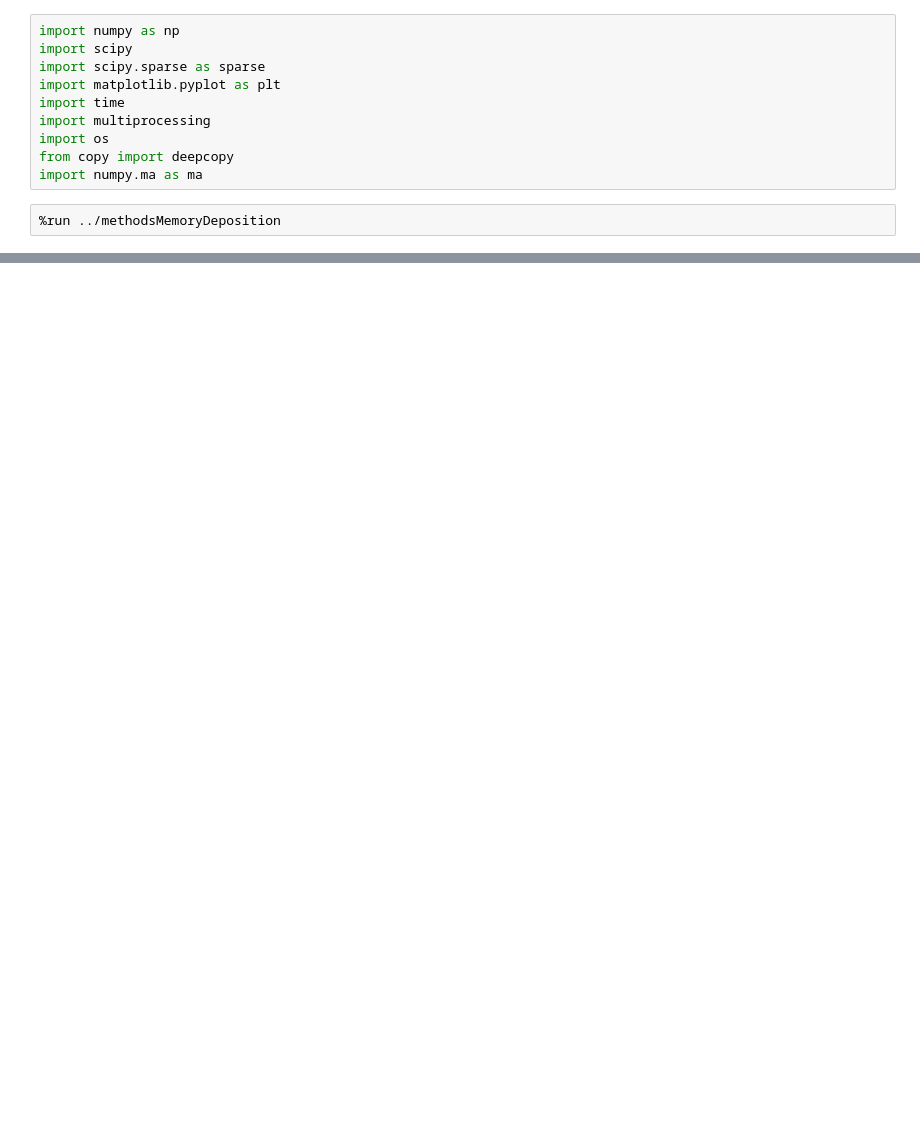
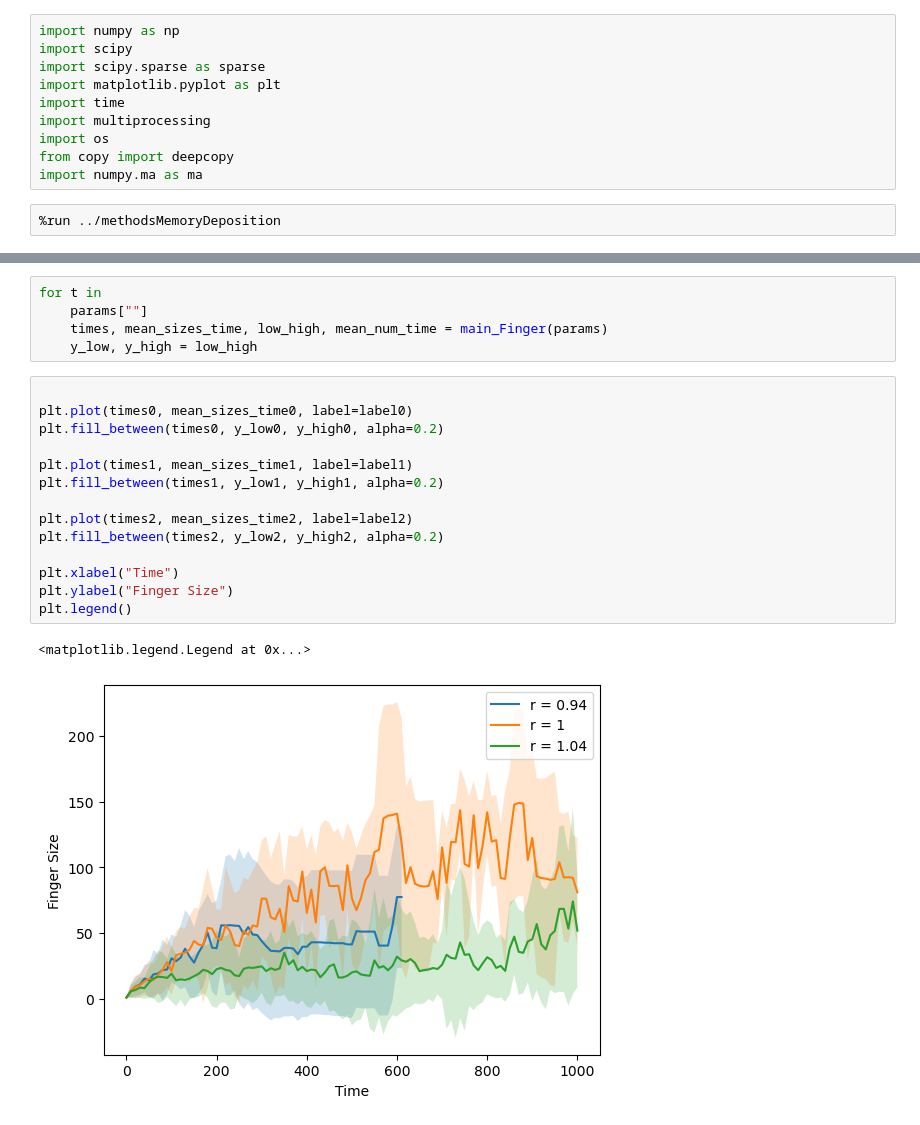
Before and after one commit to zhizhang1445/Project5, a Jupyter notebook: Zhi/scrapNotebook.ipynb, the cells around one changed output, grey strips where cells are left out. Cells and saved outputs as stored; diff of their text form; blank space fills up the shorter version.

```diff
--- a/Zhi/scrapNotebook.ipynb
+++ b/Zhi/scrapNotebook.ipynb
@@ -68,0 +194,22 @@ Text(0.5, 1.0, 'Survival time for $r_0 = 1$, $L = 10^4$')
+# %%
+for t in
+    params[""]
+    times, mean_sizes_time, low_high, mean_num_time = main_Finger(params)
+    y_low, y_high = low_high
+# %%
+
+plt.plot(times0, mean_sizes_time0, label=label0)
+plt.fill_between(times0, y_low0, y_high0, alpha=0.2)
+
+plt.plot(times1, mean_sizes_time1, label=label1)
+plt.fill_between(times1, y_low1, y_high1, alpha=0.2)
+
+plt.plot(times2, mean_sizes_time2, label=label2)
+plt.fill_between(times2, y_low2, y_high2, alpha=0.2)
+
+plt.xlabel("Time")
+plt.ylabel("Finger Size")
+plt.legend()
+# %% [output]
+<matplotlib.legend.Legend at 0x...>
+[figure, added]
```
Also changed, not shown: parts of 16 cells of this notebook, 3 other files.
